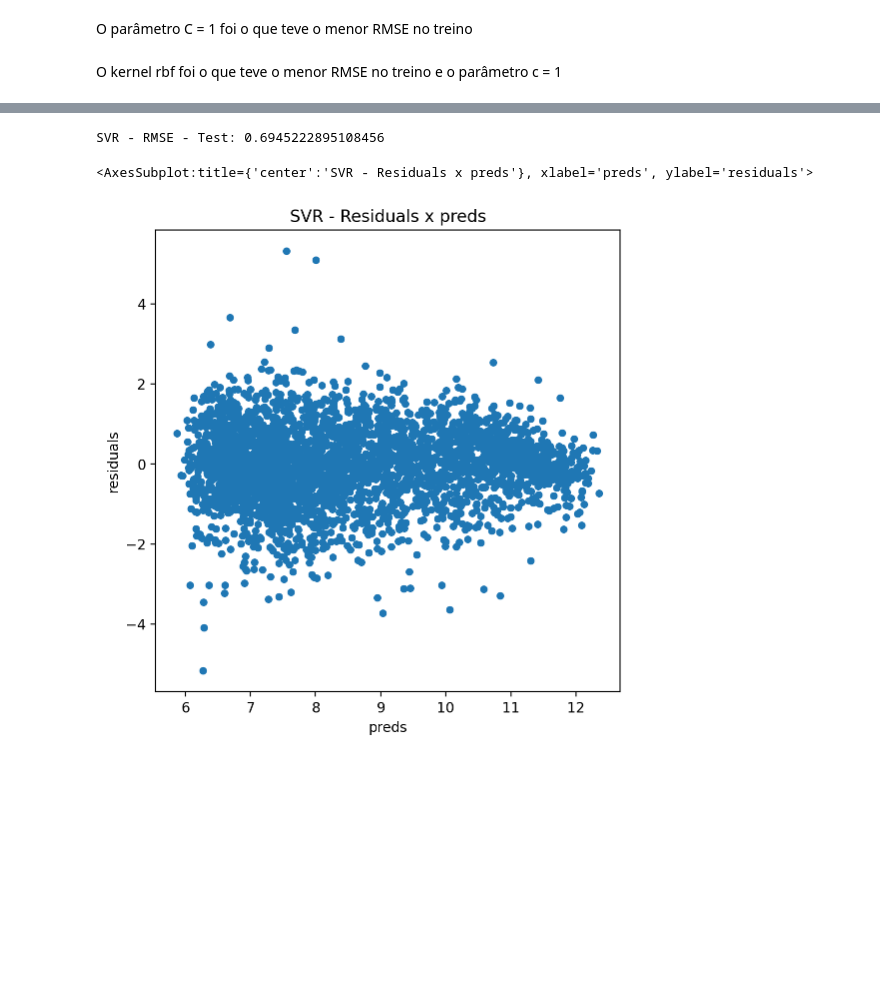
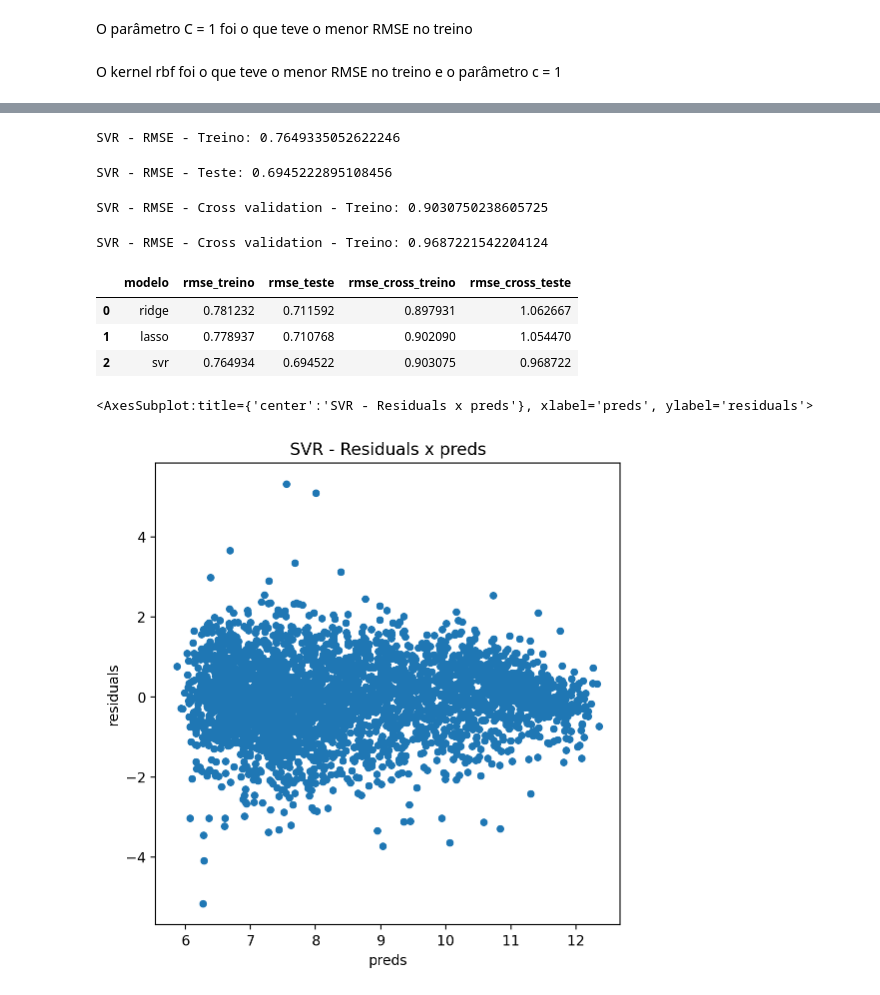
Before and after one commit to alananeo/votos, a Jupyter notebook: tarefa.ipynb, the cells around one changed output, grey strips where cells are left out. Saved outputs shown, nothing was run; the diff lists cells and outputs as text; code cells hidden in the pictures; blank space fills up the shorter version.

```diff
--- a/tarefa.ipynb
+++ b/tarefa.ipynb
@@ -246,5 +263,29 @@ y_pred_svr = model_svr.predict(X_test_2010)
+# %%
+rmse_treino_svr = model_svr.score(X_train_2006, y_train_2006)
+print("SVR - RMSE - Treino: {}".format(rmse_treino_svr))
+# %% [output]
+SVR - RMSE - Treino: 0.7649335052622246
 # %%
-rmse = model_svr.score(X_test_2010, y_test_2010)
-print("SVR - RMSE - Teste: {}".format(rmse))
+rmse_teste_svr = model_svr.score(X_test_2010, y_test_2010)
+print("SVR - RMSE - Teste: {}".format(rmse_teste_svr))
 # %% [output]
-SVR - RMSE - Test: 0.6945222895108456
+SVR - RMSE - Teste: 0.6945222895108456
+# %%
+rmse_cross_treino_svr = -cross_val_score(model_svr, X_train_2006, y_train_2006, scoring = "neg_mean_squared_error", cv = 5 )
+print("SVR - RMSE - Cross validation - Treino: {} ".format(rmse_cross_treino_svr.mean()))
+# %% [output]
+SVR - RMSE - Cross validation - Treino: 0.9030750238605725
+# %%
+rmse_cross_teste_svr = -cross_val_score(model_svr, X_test_2010, y_test_2010, scoring = "neg_mean_squared_error", cv = 5 )
+print("SVR - RMSE - Cross validation - Treino: {} ".format(rmse_cross_teste_svr.mean()))
+# %% [output]
+SVR - RMSE - Cross validation - Treino: 0.9687221542204124
+# %%
+df_resultado = df_resultado.append({"modelo":"svr", "rmse_treino": rmse_treino_svr, "rmse_teste": rmse_teste_svr, "rmse_cross_treino": rmse_cross_treino_svr.mean(), "rmse_cross_teste":rmse_cross_teste_svr.mean()}, ignore_index=True)
+# %%
+df_resultado
+# %% [output]
+|  | modelo | rmse_treino | rmse_teste | rmse_cross_treino | rmse_cross_teste |
+| 0 | ridge | 0.781232 | 0.711592 | 0.897931 | 1.062667 |
+| 1 | lasso | 0.778937 | 0.710768 | 0.902090 | 1.054470 |
+| 2 | svr | 0.764934 | 0.694522 | 0.903075 | 0.968722 |
```
Also changed, not shown: parts of 21 cells of this notebook, 1 other file.
